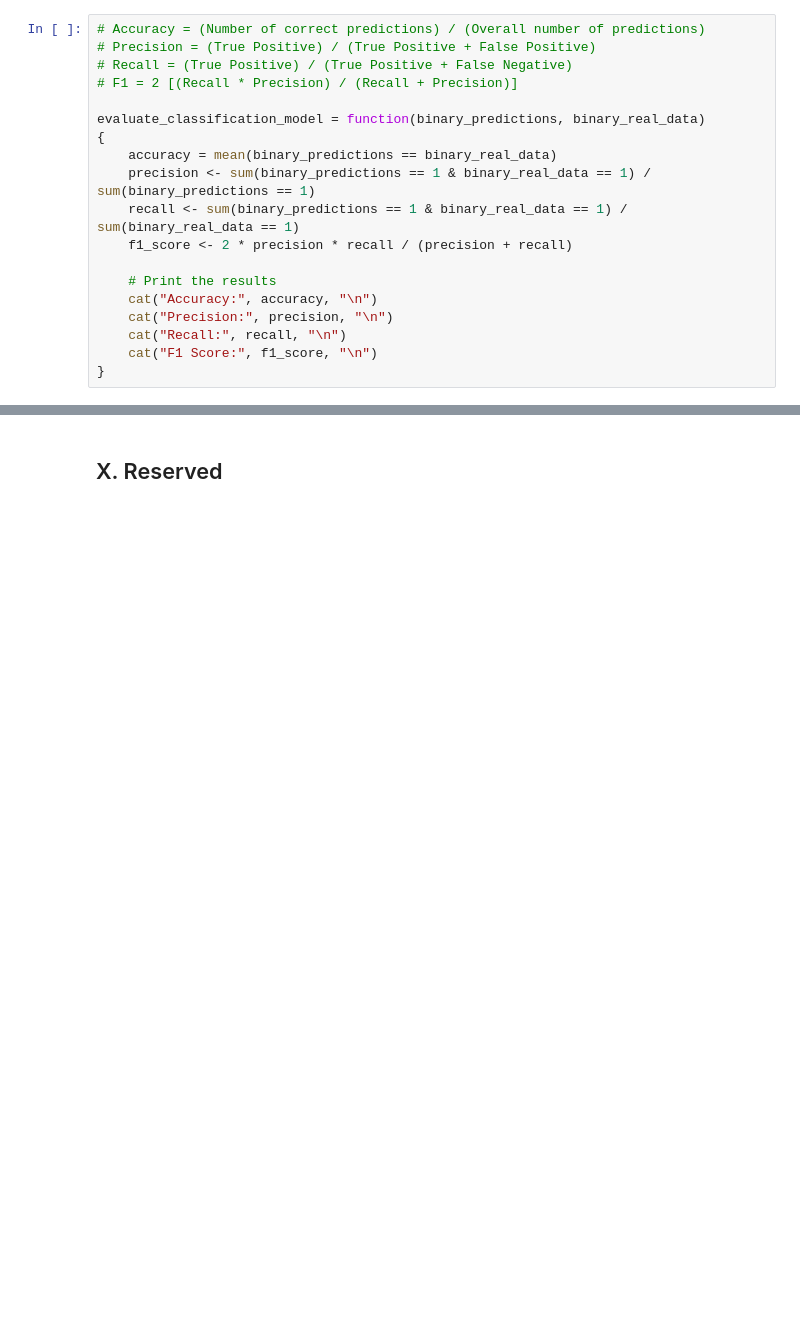
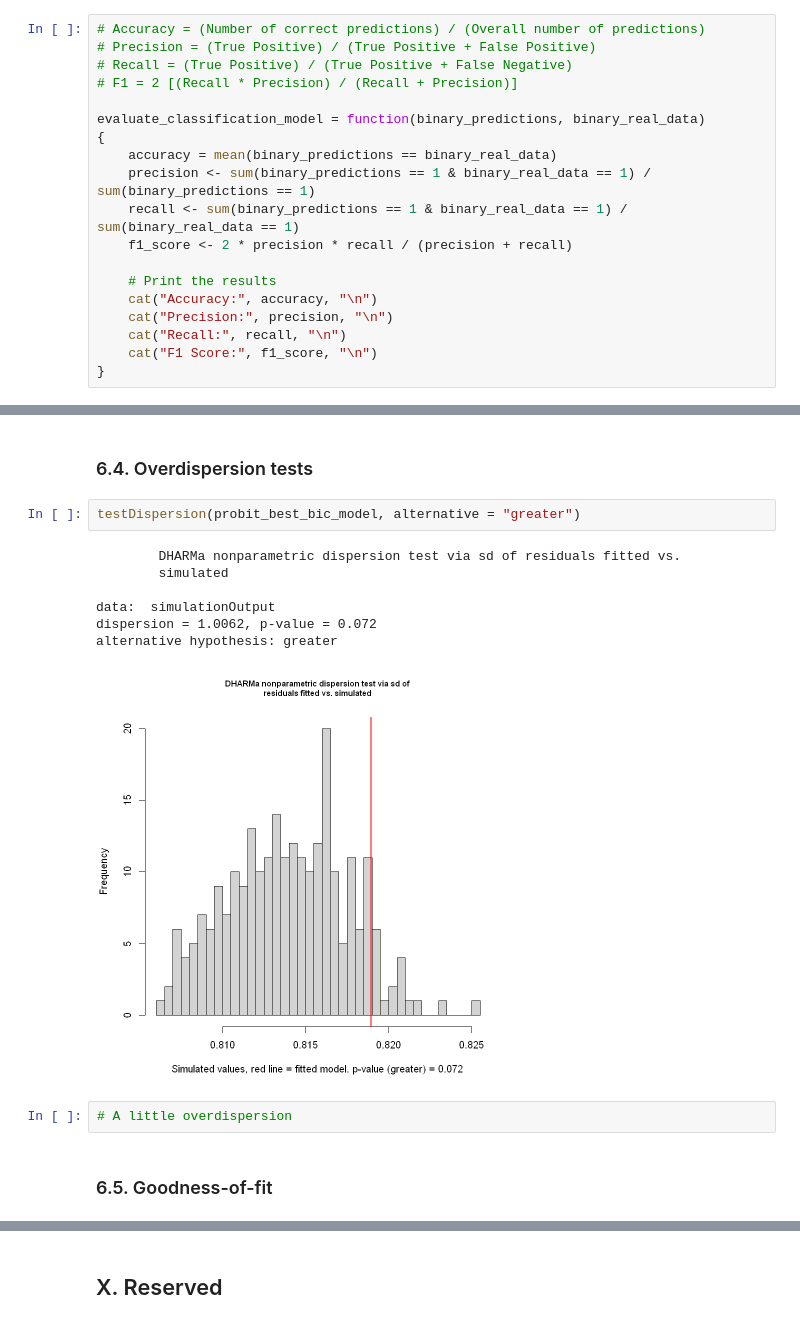
Before and after one commit to DucTrung1802/DS, a Jupyter notebook: GLM_Report/diabetes_analysis.ipynb, the cells around one changed output, grey strips where cells are left out. Drawn from its saved outputs; the diff is of its cells as text; blank space fills up the shorter version.

Commit message:
CHECKPOINT: GLM Report - 29
- working on improving model

```diff
--- a/GLM_Report/diabetes_analysis.ipynb
+++ b/GLM_Report/diabetes_analysis.ipynb
@@ -948,0 +987,16 @@ F1 Score: 0.2145982
+# %% [markdown]
+### 6.4. Overdispersion tests
+# %%
+testDispersion(probit_best_bic_model, alternative = "greater")
+# %% [output]
+        DHARMa nonparametric dispersion test via sd of residuals fitted vs.
+        simulated
+
+data:  simulationOutput
+dispersion = 1.0062, p-value = 0.072
+alternative hypothesis: greater
+[figure, added]
+# %%
+# A little overdispersion
+# %% [markdown]
+### 6.5. Goodness-of-fit
```
Also changed, not shown: parts of 19 cells of this notebook.
